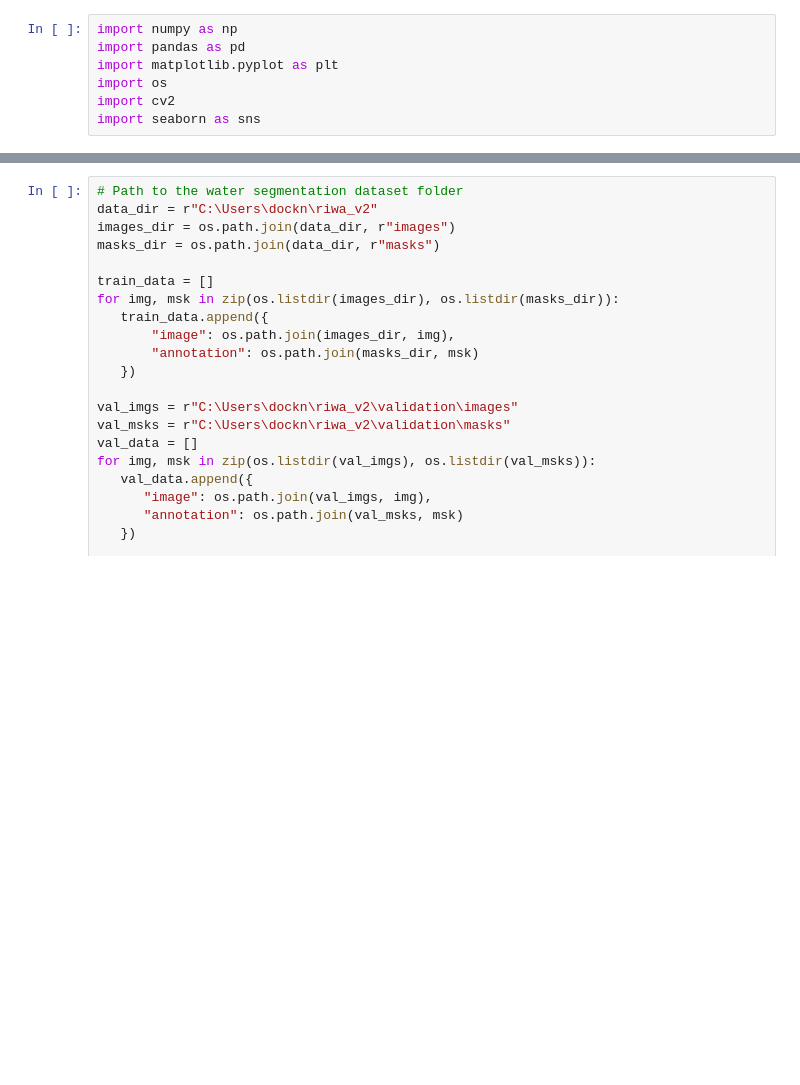
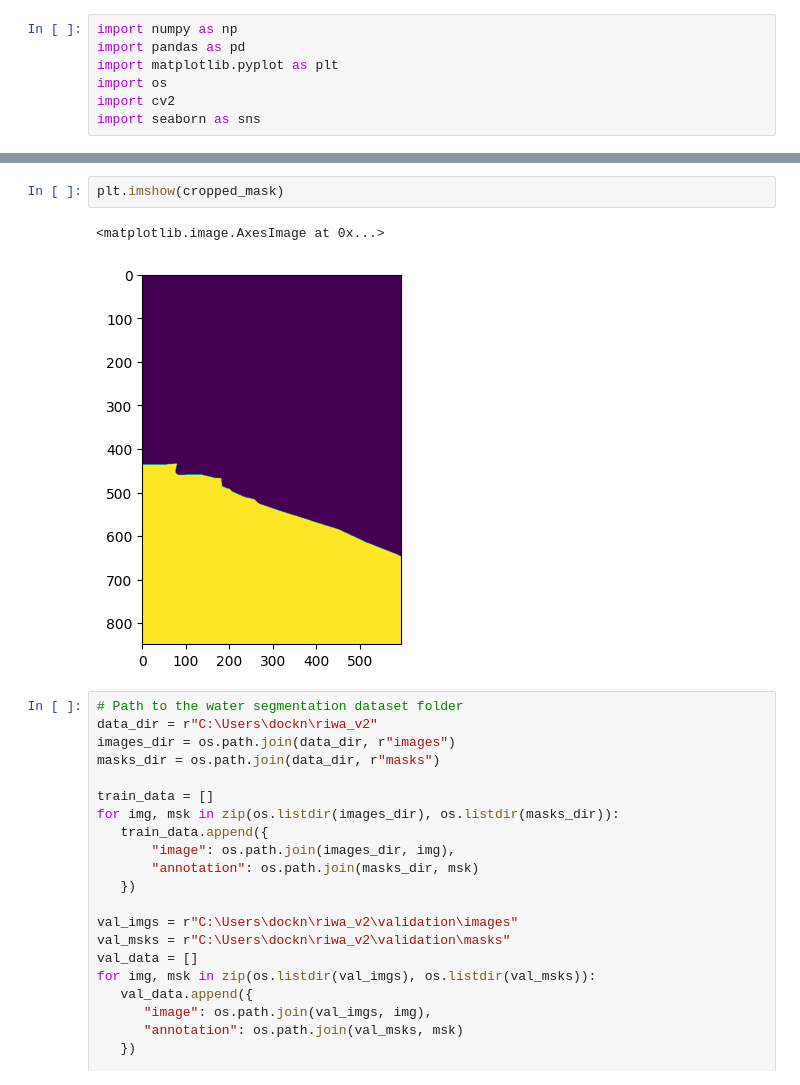
Before and after one commit to KimJin-Yong/segment-anything-2, a Jupyter notebook: notebooks/EDA.ipynb, the cells around one changed output, grey strips where cells are left out. Cells and saved outputs as stored; diff of their text form; blank space fills up the shorter version.

```diff
--- a/notebooks/EDA.ipynb
+++ b/notebooks/EDA.ipynb
@@ -8,3 +113,8 @@ import seaborn as sns
+# %%
+plt.imshow(cropped_mask)
+# %% [output]
+<matplotlib.image.AxesImage at 0x...>
+[figure, added]
 # %%
 # Path to the water segmentation dataset folder
 data_dir = r"C:\Users\dockn\riwa_v2"
```
Also changed, not shown: parts of 20 cells of this notebook, 39 other files.
